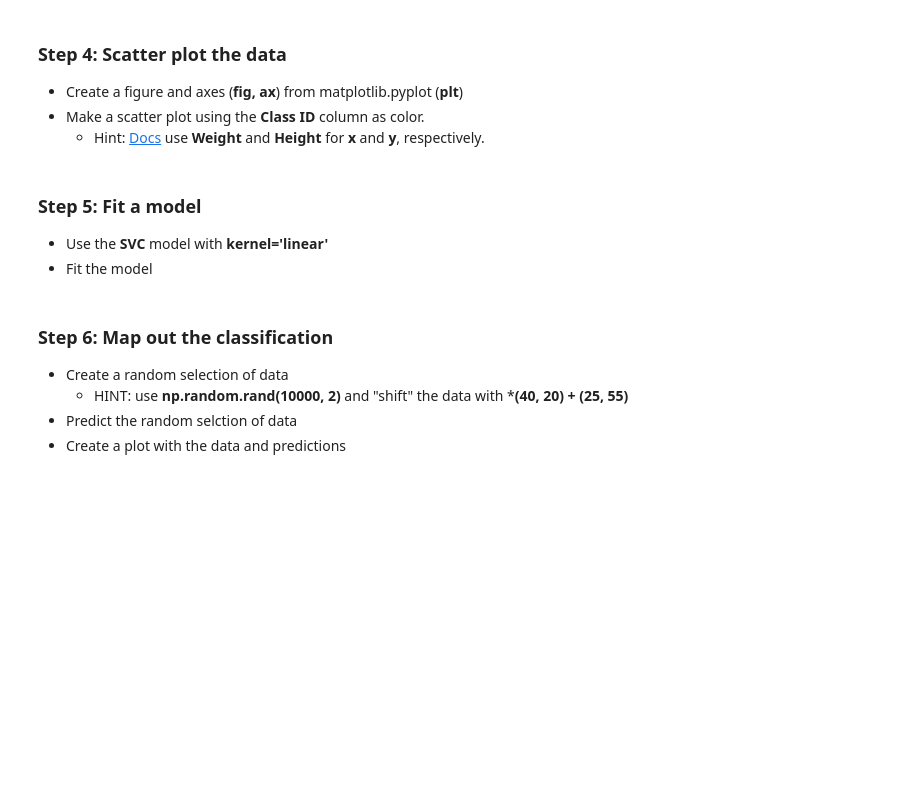
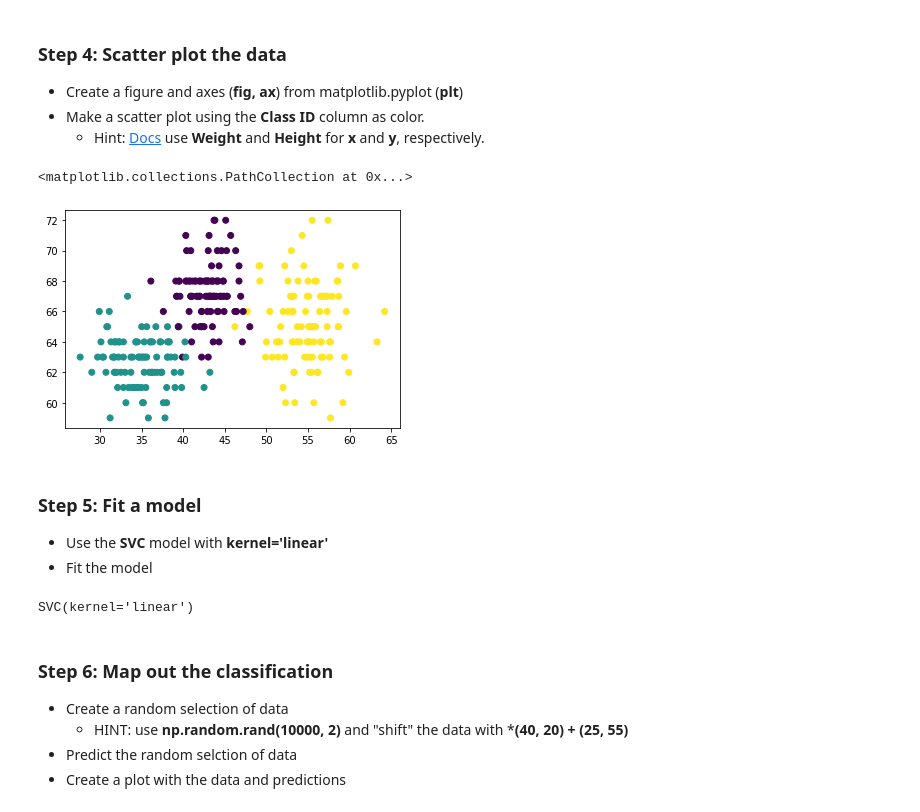
Before and after one commit to adel-nouar/ML_with_Rune, a Jupyter notebook: 02 - Project - Support Vector Classification.ipynb, the cells around one changed output. Saved outputs shown, nothing was run; the diff lists cells and outputs as text; code cells hidden in the pictures; blank space fills up the shorter version.

```diff
--- a/02 - Project - Support Vector Classification.ipynb
+++ b/02 - Project - Support Vector Classification.ipynb
@@ -30,3 +30,5 @@ import matplotlib.pyplot as plt
 # %% [markdown]
 ### Step 2: Read the data
 - Use Pandas [read_csv](https://pandas.pydata.org/pandas-docs/stable/reference/api/pandas.read_csv.html) method to read **files/data_02.csv**
+# %%
+data = pd.read_csv('files/data_02.csv')
@@ -37,3 +48,6 @@ import matplotlib.pyplot as plt
     - Hint: **class_ids = {'Dobermann': 0, 'German Shepherd': 1, 'Rottweiler': 2}**
 - Create a column with **Class ID**
     - Hint: you can use **apply(lambda x: class_ids[x])**
+# %%
+class_ids = {'Dobermann': 0, 'German Shepherd': 1, 'Rottweiler': 2}
+data['Class ID'] = data['Class'].apply(lambda x: class_ids[x])
@@ -42,10 +65,24 @@ import matplotlib.pyplot as plt
 - Create a figure and axes (**fig, ax**) from matplotlib.pyplot (**plt**)
 - Make a scatter plot using the **Class ID** column as color.
     - Hint: [Docs](https://matplotlib.org/stable/api/_as_gen/matplotlib.axes.Axes.scatter.html) use **Weight** and **Height** for **x** and **y**, respectively.
+# %%
+fig, ax = plt.subplots()
+
+ax.scatter(x=data['Weight'], y=data['Height'], c=data['Class ID'])
+# %% [output]
+<matplotlib.collections.PathCollection at 0x...>
+[figure, added]
 # %% [markdown]
 ### Step 5: Fit a model
 - Use the **SVC** model with **kernel='linear'**
 - Fit the model
+# %%
+model = SVC(kernel='linear')
+x=data[['Weight', 'Height']]
+y=data['Class ID']
+model.fit(x, y)
+# %% [output]
+SVC(kernel='linear')
 # %% [markdown]
 ### Step 6: Map out the classification
 - Create a random selection of data
```
Also changed, not shown: parts of 5 cells of this notebook, 1 other file.
